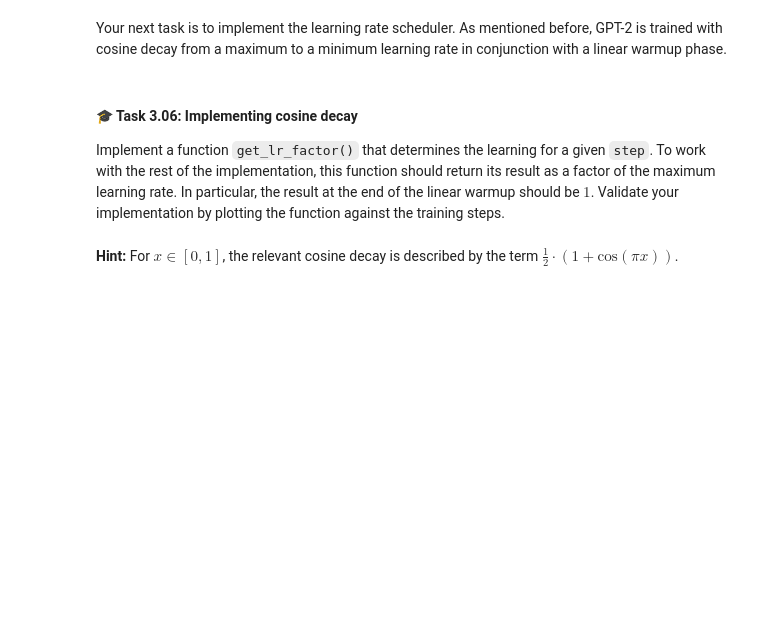
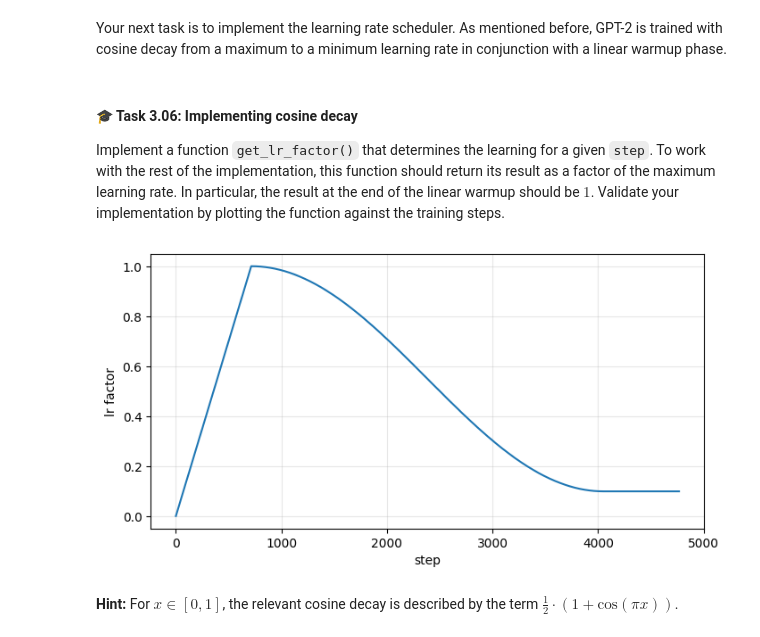
Before and after one commit to fanwenlin/tdde09-lab, a Jupyter notebook: labs/lab3/nlp-lab3.ipynb, the cells around one changed output. Saved outputs shown, nothing was run; the diff lists cells and outputs as text; code cells hidden in the pictures; blank space fills up the shorter version.

```diff
--- a/labs/lab3/nlp-lab3.ipynb
+++ b/labs/lab3/nlp-lab3.ipynb
@@ -328,7 +368,28 @@ Implement a function `get_lr_factor()` that determines the learning for a given
 # %%
 def get_lr_factor(step: int, config: TrainingConfig) -> float:
     # TODO: Replace the next line with your own code
-    return (math.cos((step / config.n_steps)*math.pi)+1) / 2
+
+    if step < config.n_warmup_steps:
+        return (step + 1) / config.n_warmup_steps
+    elif step < config.n_decay_steps:
+        decay_progress = (step - config.n_warmup_steps+1) / (config.n_decay_steps - config.n_warmup_steps)
+        decay_ratio = (math.cos(decay_progress*math.pi)+1) / 2
+        return (config.min_lr + (config.max_lr - config.min_lr) * decay_ratio) / config.max_lr
+    else:
+        return config.min_lr / config.max_lr
+# %%
+config = TrainingConfig()
+steps = list(range(config.n_steps))
+factors = [get_lr_factor(step, config) for step in steps]
+
+plt.figure(figsize=(8, 4))
+plt.plot(steps, factors)
+plt.xlabel("step")
+plt.ylabel("lr factor")
+plt.grid(True, alpha=0.3)
+plt.show()
+# %% [output]
+[figure, added]
 # %% [markdown]
 **Hint:** For $x \in [0, 1]$, the relevant cosine decay is described by the term $\frac{1}{2} \cdot (1 + \text{cos}(\pi x))$.
 # %% [markdown]
```
Also changed, not shown: parts of 15 cells of this notebook, 10 other files.
